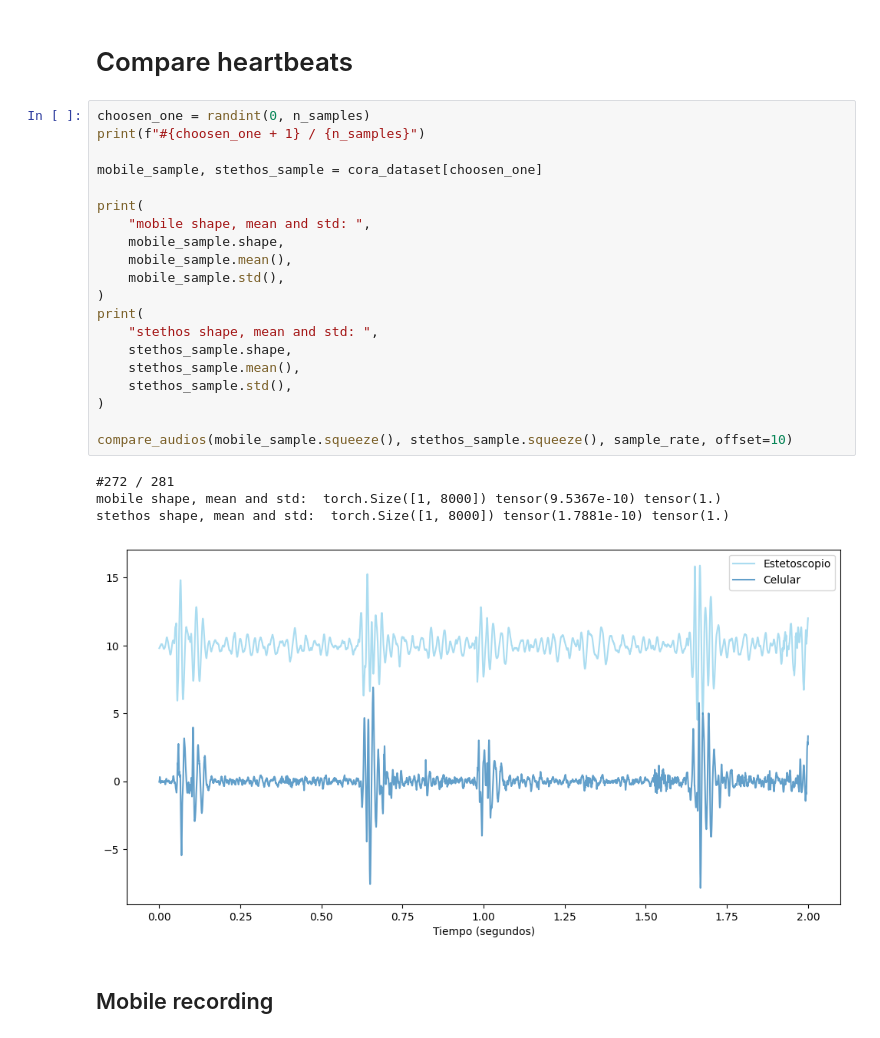
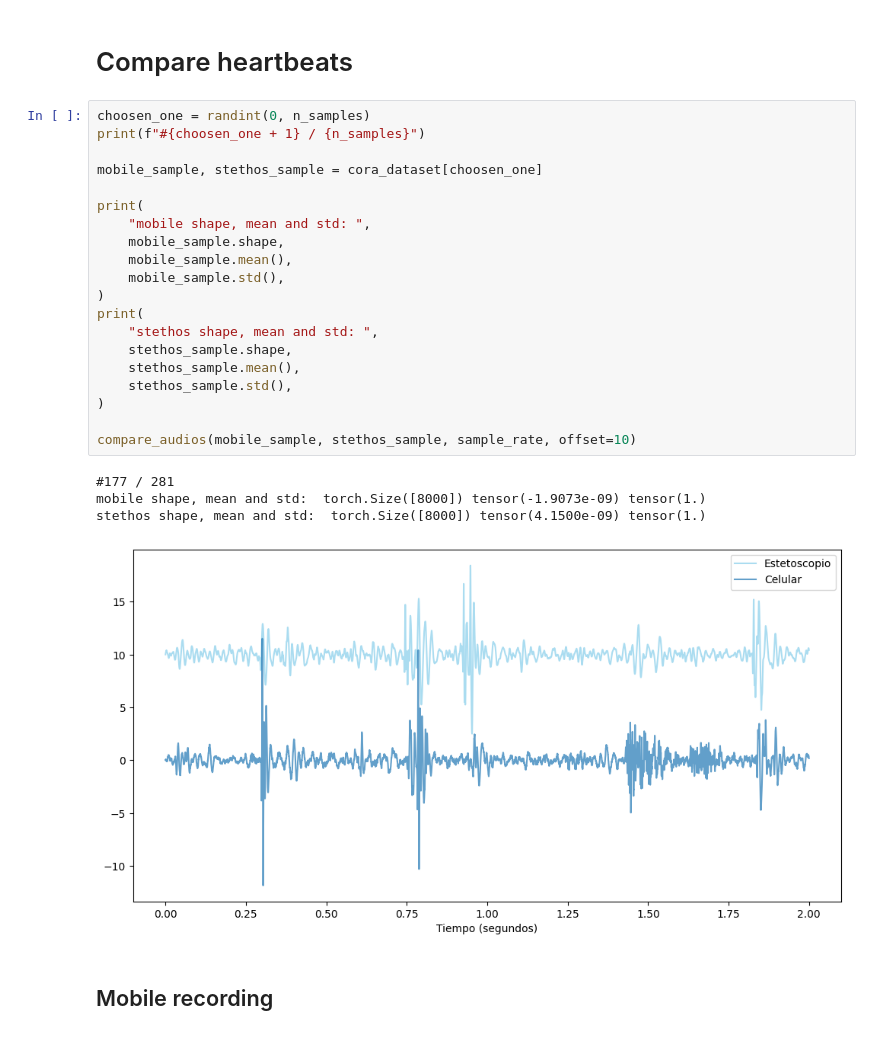
Before and after one commit to Afroefras/coratech, a Jupyter notebook: notebooks/model/train.ipynb, the cells around one changed output. Saved outputs shown, nothing was run; the diff lists cells and outputs as text.

```diff
--- a/notebooks/model/train.ipynb
+++ b/notebooks/model/train.ipynb
@@ -34,27 +36,27 @@ Number of samples: 281
 # %%
 choosen_one = randint(0, n_samples)
 print(f"#{choosen_one + 1} / {n_samples}")
 
 mobile_sample, stethos_sample = cora_dataset[choosen_one]
 
 print(
     "mobile shape, mean and std: ",
     mobile_sample.shape,
     mobile_sample.mean(),
     mobile_sample.std(),
 )
 print(
     "stethos shape, mean and std: ",
     stethos_sample.shape,
     stethos_sample.mean(),
     stethos_sample.std(),
 )
 
-compare_audios(mobile_sample.squeeze(), stethos_sample.squeeze(), sample_rate, offset=10)
+compare_audios(mobile_sample, stethos_sample, sample_rate, offset=10)
 # %% [output]
-#272 / 281
-mobile shape, mean and std:  torch.Size([1, 8000]) tensor(9.5367e-10) tensor(1.)
-stethos shape, mean and std:  torch.Size([1, 8000]) tensor(1.7881e-10) tensor(1.)
+#177 / 281
+mobile shape, mean and std:  torch.Size([8000]) tensor(-1.9073e-09) tensor(1.)
+stethos shape, mean and std:  torch.Size([8000]) tensor(4.1500e-09) tensor(1.)
-[figure, old version]
+[figure, new version]
 # %% [markdown]
 ## Mobile recording
```
Also changed, not shown: parts of 11 cells of this notebook, 1 other file.
